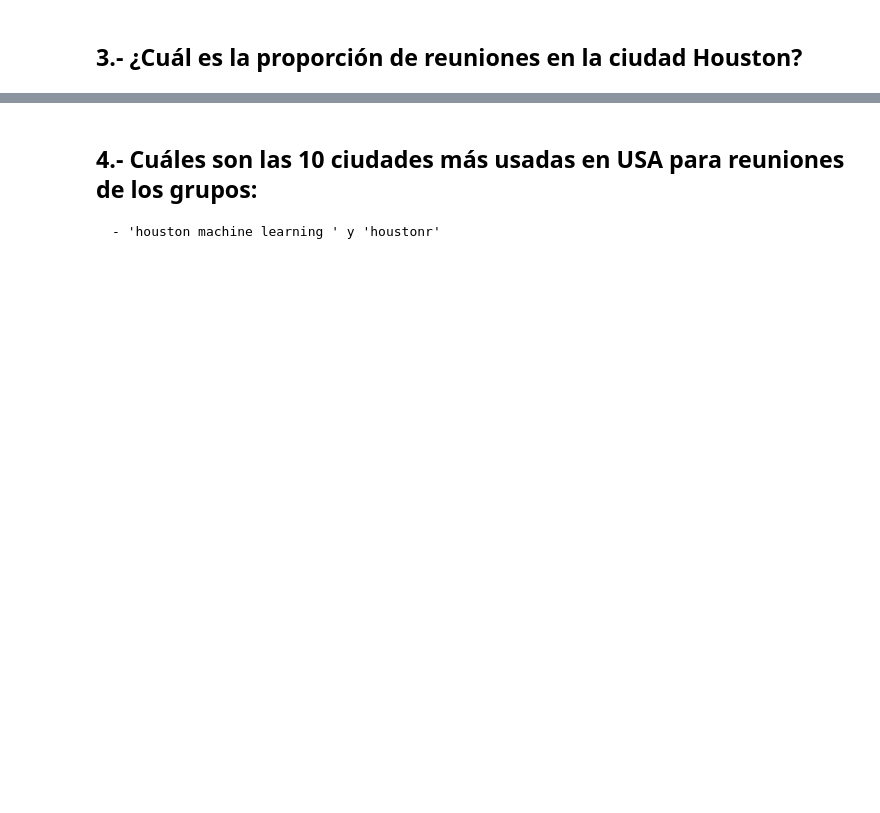
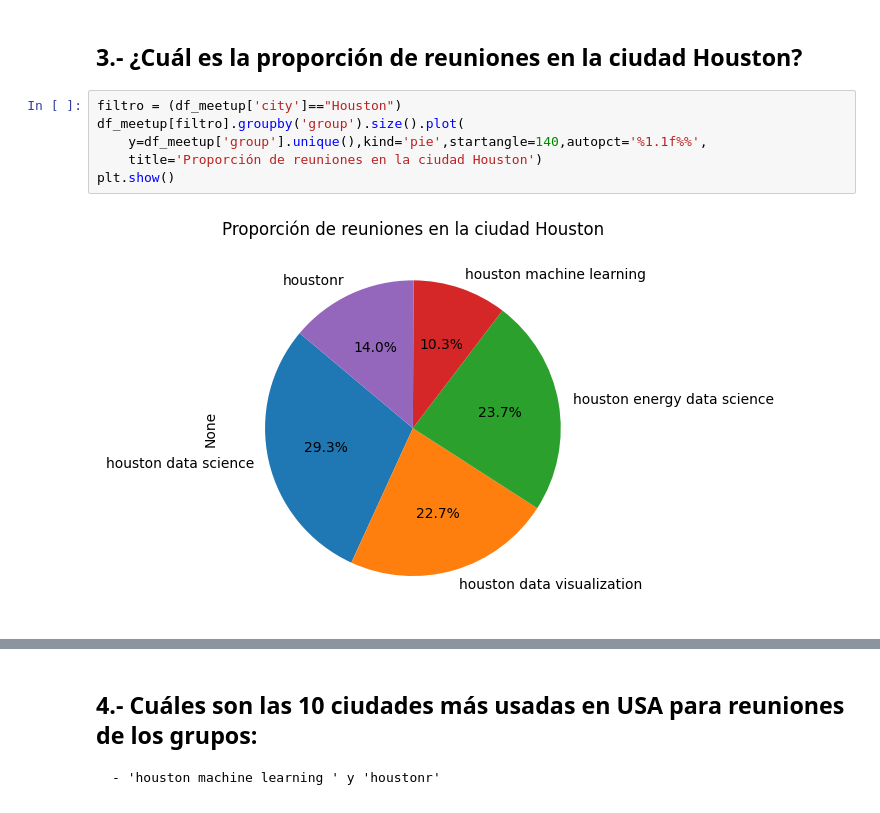
Before and after one commit to DavidSArbelaez/Parcial_MetricasRendimiento, a Jupyter notebook: 2Parcial_Modelo02.ipynb, the cells around one changed output, grey strips where cells are left out. Saved outputs shown, nothing was run; the diff lists cells and outputs as text; blank space fills up the shorter version.

```diff
--- a/2Parcial_Modelo02.ipynb
+++ b/2Parcial_Modelo02.ipynb
@@ -163,2 +173,10 @@ df_meetup.describe().T
 # %% [markdown]
 ## 3.-  ¿Cuál es la proporción de reuniones en la ciudad Houston?
+# %%
+filtro = (df_meetup['city']=="Houston")
+df_meetup[filtro].groupby('group').size().plot(
+    y=df_meetup['group'].unique(),kind='pie',startangle=140,autopct='%1.1f%%',
+    title='Proporción de reuniones en la ciudad Houston')
+plt.show()
+# %% [output]
+[figure, added]
```
Also changed, not shown: parts of 17 cells of this notebook.
